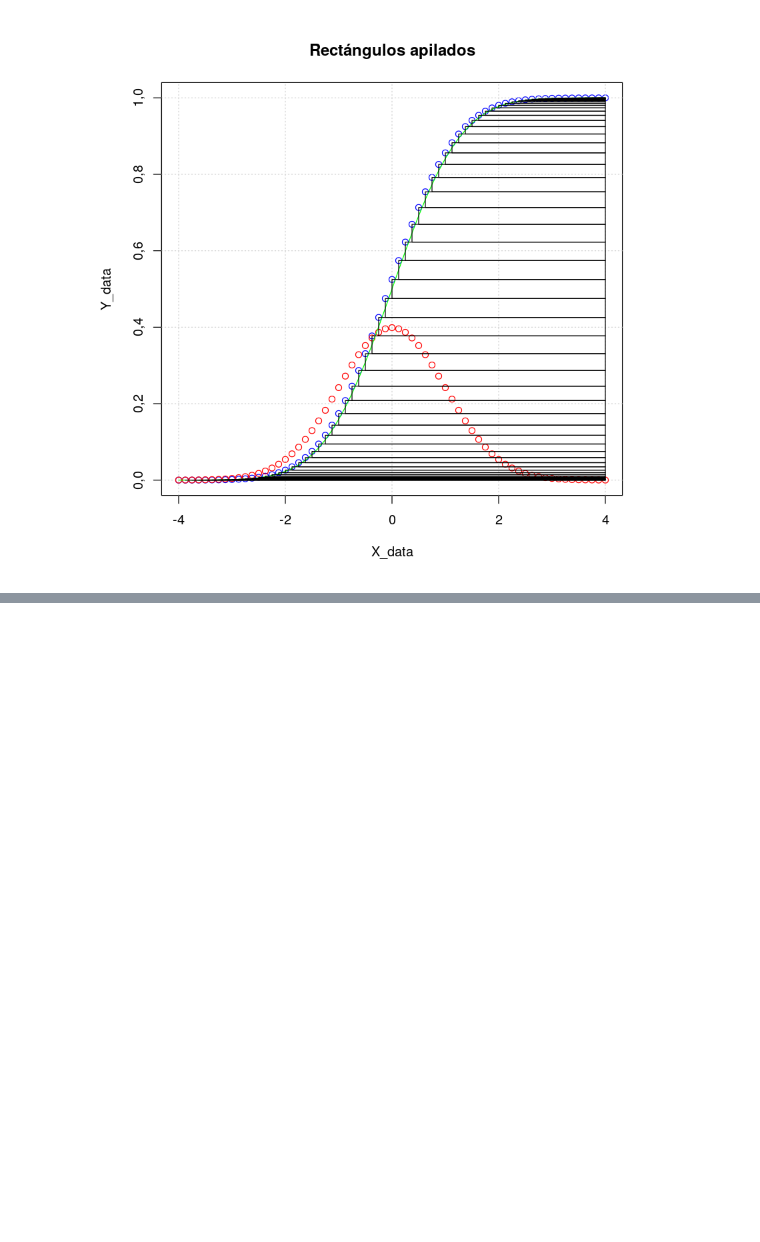
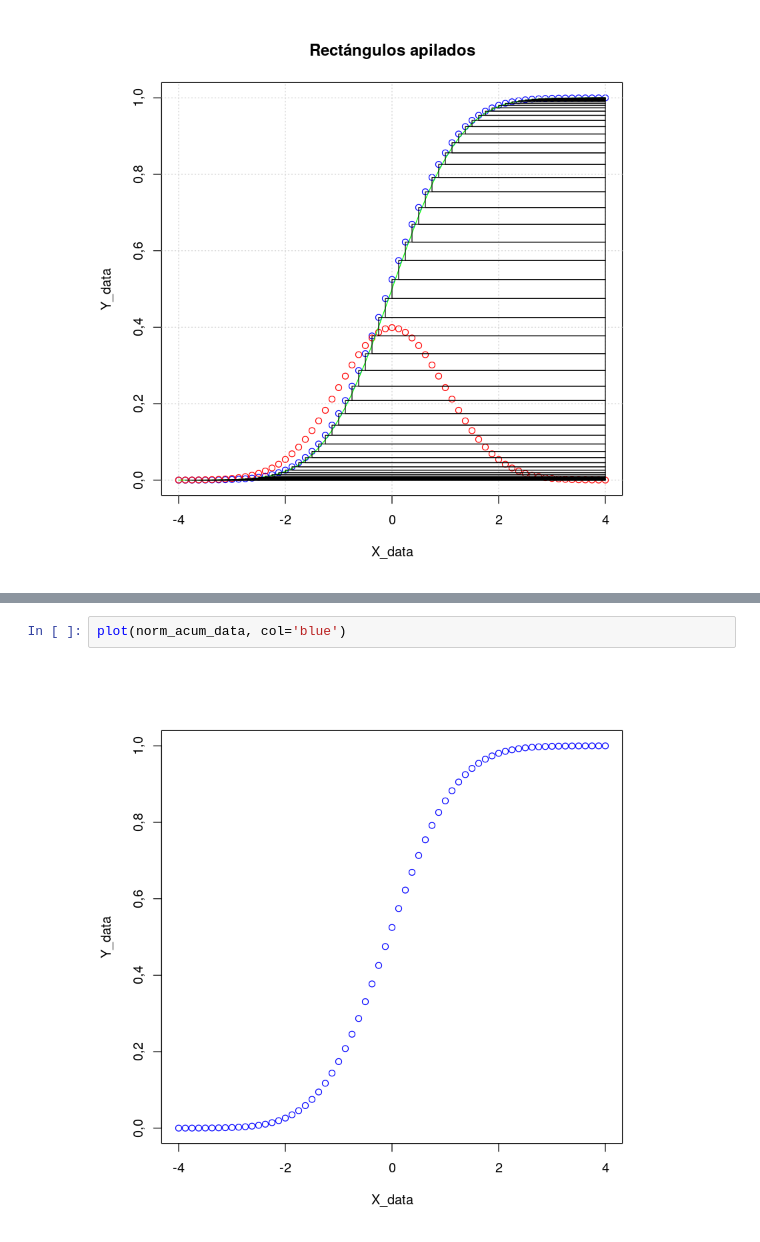
Before and after one commit to LecJackS/Probabilidades-y-Estadistica-2019-2doC, a Jupyter notebook: Inversa de Función de Acumulación y Generación de Variables Aleatorias.ipynb, the cells around one changed output, grey strips where cells are left out. Cells and saved outputs as stored; diff of their text form; blank space fills up the shorter version.

```diff
--- a/Inversa de Función de Acumulación y Generación de Variables Aleatorias.ipynb
+++ b/Inversa de Función de Acumulación y Generación de Variables Aleatorias.ipynb
@@ -159,0 +173,4 @@ for(i in c(2:nrow(norm_acum_data))){
+# %%
+plot(norm_acum_data, col='blue')
+# %% [output]
+[figure, added]
```
Also changed, not shown: parts of 12 cells of this notebook.
